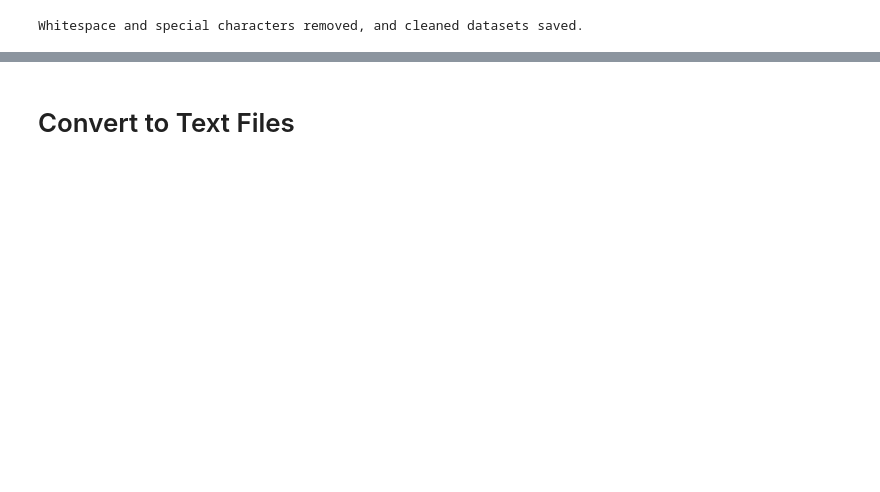
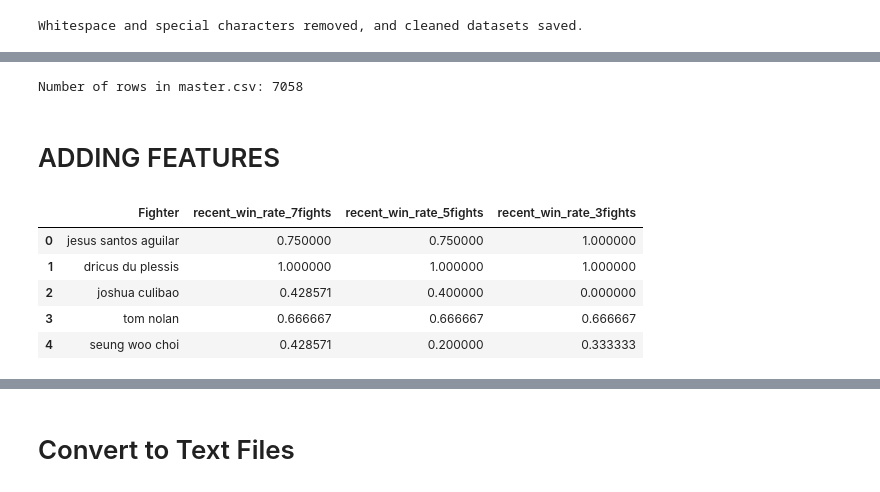
Before and after one commit to bestisblessed/mma-ai, a Jupyter notebook: Scrapers/scraper_final.ipynb, the cells around one changed output, grey strips where cells are left out. Cells and saved outputs as stored; diff of their text form; code cells hidden in the pictures; blank space fills up the shorter version.

```diff
--- a/Scrapers/scraper_final.ipynb
+++ b/Scrapers/scraper_final.ipynb
@@ -699,7 +701,7 @@ def process_fighter(row):
 total_fighters = len(df_fighter_id)
 fighters_processed = 0
 
-with ThreadPoolExecutor(max_workers=20) as executor:
+with ThreadPoolExecutor(max_workers=10) as executor:
     futures = [executor.submit(process_fighter, row) for _, row in df_fighter_id.iterrows()]
     for future in as_completed(futures):
         fighter_id, fighter_name, fight_data, new_opponents = future.result()
@@ -1010,0 +1126,7 @@ Number of rows before: 6438
+# %%
+master_df = pd.read_csv('./data/github/master.csv')
+print(f"Number of rows in master.csv: {len(master_df)}")
+# %% [output]
+Number of rows in master.csv: 7058
+# %% [markdown]
+# ADDING FEATURES
@@ -1010,0 +1233,68 @@ Number of rows before: 6438
+# %%
+# recent_win_rate_7fights
+# recent_win_rate_5fights
+# recent_win_rate_3fights
+# fighter1_recent_win_rate_7fights
+# fighter1_recent_win_rate_5fights
+# fighter1_recent_win_rate_3fights
+# fighter2_recent_win_rate_7fights
+# fighter2_recent_win_rate_5fights
+# fighter2_recent_win_rate_3fights
+
+event_data = pd.read_csv('data/event_data_sherdog.csv')
+fighter_info = pd.read_csv('data/fighter_info.csv')
+
+# Ensure 'Event Date' is in datetime format
+event_data['Event Date'] = pd.to_datetime(event_data['Event Date'])
+
+# Define the number of recent fights to consider
+recent_fights_list = [7, 5, 3]
+
+# Initialize a dictionary to store recent win rates for each N
+recent_win_rates = {N: {} for N in recent_fights_list}
+
+# Loop through each fighter in fighter_info using their Fighter_ID
+for fighter_id in fighter_info['Fighter_ID']:
+    # Filter event data for fights involving this fighter based on Fighter 1 ID and Fighter 2 ID
+    fights = event_data[(event_data['Fighter 1 ID'] == fighter_id) | (event_data['Fighter 2 ID'] == fighter_id)].copy()
+
+    # Sort the fights by event date in descending order (most recent first)
+    fights = fights.sort_values(by='Event Date', ascending=False)
+
+    # Calculate the win rate for each N in recent_fights_list
+    for N in recent_fights_list:
+        recent_fights = fights.head(N)
+
+        if len(recent_fights) > 0:
+            wins = sum((recent_fights['Fighter 1 ID'] == fighter_id) & (recent_fights['Winning Fighter'] == recent_fights['Fighter 1']) |
+                       (recent_fights['Fighter 2 ID'] == fighter_id) & (recent_fights['Winning Fighter'] == recent_fights['Fighter 2']))
+            win_rate = wins / len(recent_fights)
+        else:
+            win_rate = 0  # No fights, so win rate is 0
+
+        recent_win_rates[N][fighter_id] = win_rate
+
+# These lines were added:
+for N in recent_fights_list:
+    event_data[f'fighter1_recent_win_rate_{N}fights'] = event_data['Fighter 1 ID'].map(recent_win_rates[N])
+    event_data[f'fighter2_recent_win_rate_{N}fights'] = event_data['Fighter 2 ID'].map(recent_win_rates[N])
+
+# This line was also added to save the updated event_data:
+event_data.to_csv('data/event_data_sherdog.csv', index=False)
+
+# Create new columns in the fighter_info DataFrame for each N
+for N in recent_fights_list:
+    fighter_info[f'recent_win_rate_{N}fights'] = fighter_info['Fighter_ID'].map(recent_win_rates[N])
+
+# Save the updated fighter_info DataFrame back to the CSV file
+fighter_info.to_csv('data/fighter_info.csv', index=False)
+
+# Display the first few rows to verify the results
+fighter_info[['Fighter', 'recent_win_rate_7fights', 'recent_win_rate_5fights', 'recent_win_rate_3fights']].head()
+# %% [output]
+|  | Fighter | recent_win_rate_7fights | recent_win_rate_5fights | recent_win_rate_3fights |
+| 0 | jesus santos aguilar | 0.750000 | 0.750000 | 1.000000 |
+| 1 | dricus du plessis | 1.000000 | 1.000000 | 1.000000 |
+| 2 | joshua culibao | 0.428571 | 0.400000 | 0.000000 |
+| 3 | tom nolan | 0.666667 | 0.666667 | 0.666667 |
+| 4 | seung woo choi | 0.428571 | 0.200000 | 0.333333 |
```
Also changed, not shown: parts of 31 cells of this notebook, 1 other file.
